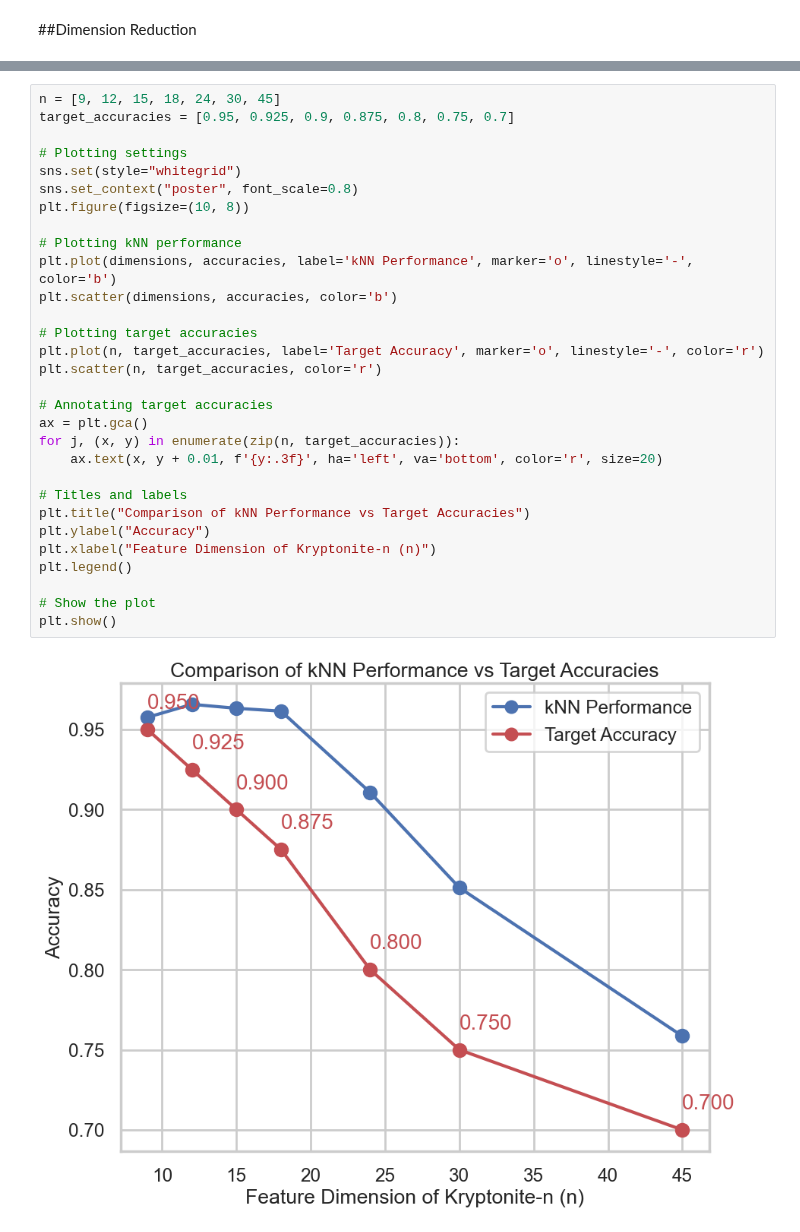
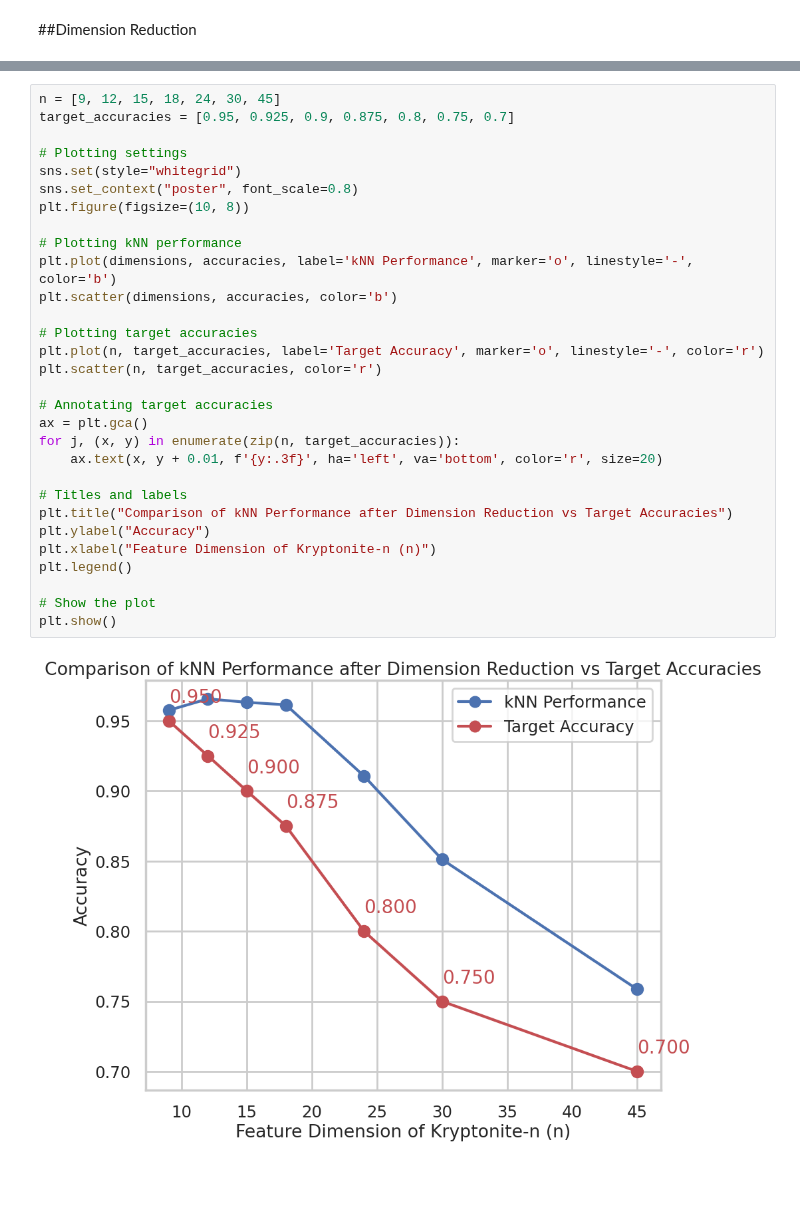
Before and after one commit to Daniel4078/COMP70015-MML-coursework, a Jupyter notebook: dimension_reduction.ipynb, the cells around one changed output, grey strips where cells are left out. Saved outputs shown, nothing was run; the diff lists cells and outputs as text; blank space fills up the shorter version.

```diff
--- a/dimension_reduction.ipynb
+++ b/dimension_reduction.ipynb
@@ -254,32 +254,32 @@ Best k for dimension 45: 29 with Accuracy 0.7754166666666666
 # %%
 n = [9, 12, 15, 18, 24, 30, 45]
 target_accuracies = [0.95, 0.925, 0.9, 0.875, 0.8, 0.75, 0.7]
 
 # Plotting settings
 sns.set(style="whitegrid")
 sns.set_context("poster", font_scale=0.8)
 plt.figure(figsize=(10, 8))
 
 # Plotting kNN performance
 plt.plot(dimensions, accuracies, label='kNN Performance', marker='o', linestyle='-', color='b')
 plt.scatter(dimensions, accuracies, color='b')
 
 # Plotting target accuracies
 plt.plot(n, target_accuracies, label='Target Accuracy', marker='o', linestyle='-', color='r')
 plt.scatter(n, target_accuracies, color='r')
 
 # Annotating target accuracies
 ax = plt.gca()
 for j, (x, y) in enumerate(zip(n, target_accuracies)):
     ax.text(x, y + 0.01, f'{y:.3f}', ha='left', va='bottom', color='r', size=20)
 
 # Titles and labels
-plt.title("Comparison of kNN Performance vs Target Accuracies")
+plt.title("Comparison of kNN Performance after Dimension Reduction vs Target Accuracies")
 plt.ylabel("Accuracy")
 plt.xlabel("Feature Dimension of Kryptonite-n (n)")
 plt.legend()
 
 # Show the plot
 plt.show()
 # %% [output]
-[figure, old version]
+[figure, new version]
```
Also changed, not shown: parts of 5 cells of this notebook, 16 other files.
